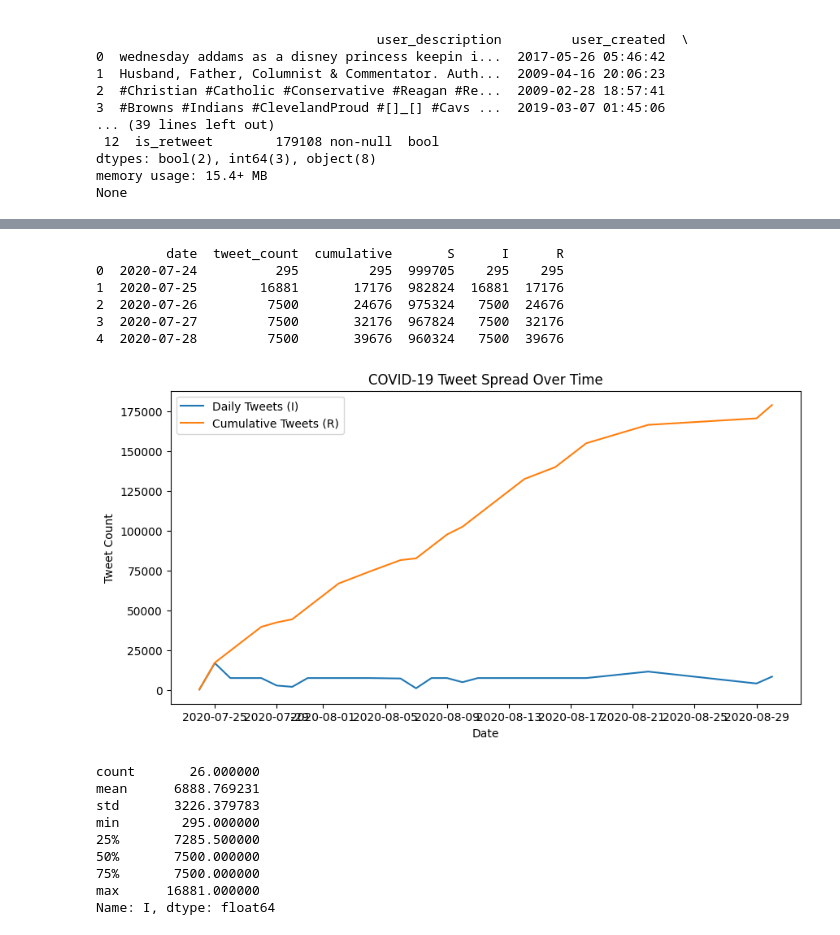
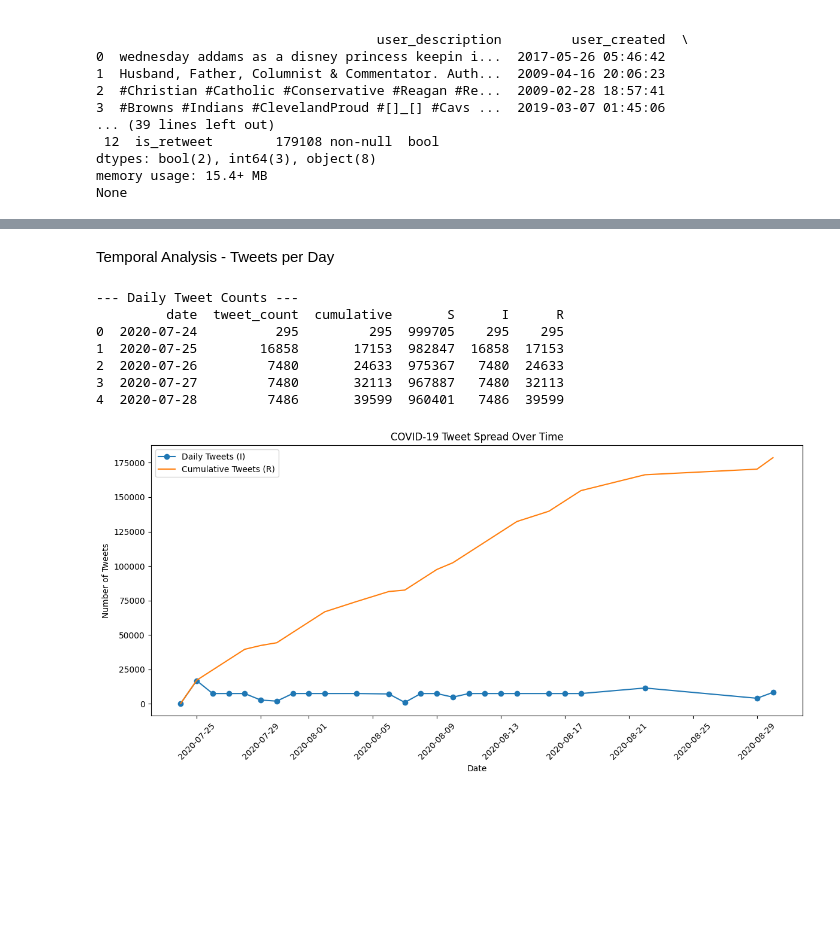
Before and after one commit to MuneerHamdan/project, a Jupyter notebook: proj.ipynb, the cells around one changed output, grey strips where cells are left out. Drawn from its saved outputs; the diff is of its cells as text; code cells hidden in the pictures; blank space fills up the shorter version.

```diff
--- a/proj.ipynb
+++ b/proj.ipynb
@@ -5,6 +8,7 @@ import matplotlib.pyplot as plt
 # %%
 df = pd.read_csv('covid19_tweets.csv')
-df['date'] = pd.to_datetime(df['date']).dt.date
+#convert date to datetime
+df['date'] = pd.to_datetime(df['date'], errors='coerce').dt.date
 print(df.head())
 print(df.info())
 # %% [output]
@@ -33,0 +34,13 @@ daily_counts['cumulative'] = daily_counts['tweet_count'].cumsum()
+# %%
+# Drop duplicate tweets based on 'text'
+df.drop_duplicates(subset=['text'], inplace=True)
+
+# Fill missing values
+df['user_location'] = df['user_location'].fillna('Unknown')
+df['user_description'] = df['user_description'].fillna('No description')
+df['hashtags'] = df['hashtags'].fillna('[]')
+df['source'] = df['source'].fillna('Unknown')
+
+# Confirm missing values handled
+print("\n--- Missing Values per Column ---")
+print(df.isnull().sum())
@@ -34,38 +95,37 @@ daily_counts['cumulative'] = daily_counts['tweet_count'].cumsum()
+# %% [markdown]
+Temporal Analysis - Tweets per Day
 # %%
-total_users = 1000000  # arbitrary estimate of population interested in COVID-19 tweets
+daily_counts = df.groupby('date').size().reset_index(name='tweet_count')
+daily_counts['cumulative'] = daily_counts['tweet_count'].cumsum()
+
+# Estimate a hypothetical “population” of interested users
+total_users = 1_000_000
 daily_counts['S'] = total_users - daily_counts['cumulative']
 daily_counts['I'] = daily_counts['tweet_count']
 daily_counts['R'] = daily_counts['cumulative']
 
+print("\n--- Daily Tweet Counts ---")
 print(daily_counts.head())
 # %% [output]
+--- Daily Tweet Counts ---
          date  tweet_count  cumulative       S      I      R
 0  2020-07-24          295         295  999705    295    295
-1  2020-07-25        16881       17176  982824  16881  17176
-2  2020-07-26         7500       24676  975324   7500  24676
-3  2020-07-27         7500       32176  967824   7500  32176
-4  2020-07-28         7500       39676  960324   7500  39676
+1  2020-07-25        16858       17153  982847  16858  17153
+2  2020-07-26         7480       24633  975367   7480  24633
+3  2020-07-27         7480       32113  967887   7480  32113
+4  2020-07-28         7486       39599  960401   7486  39599
 # %%
-plt.figure(figsize=(10,5))
-plt.plot(daily_counts['date'], daily_counts['I'], label='Daily Tweets (I)')
+# --- Line Plot of Tweets Over Time ---
+plt.figure(figsize=(12,6))
+plt.plot(daily_counts['date'], daily_counts['I'], label='Daily Tweets (I)', marker='o')
 plt.plot(daily_counts['date'], daily_counts['R'], label='Cumulative Tweets (R)')
 plt.xlabel('Date')
-plt.ylabel('Tweet Count')
+plt.ylabel('Number of Tweets')
 plt.title('COVID-19 Tweet Spread Over Time')
 plt.legend()
+plt.xticks(rotation=45)
+plt.tight_layout()
 plt.show()
 # %% [output]
-[figure, old version]
+[figure, new version]
-# %%
-print(daily_counts['I'].describe())
-# %% [output]
-count       26.000000
-mean      6888.769231
-std       3226.379783
-min        295.000000
-25%       7285.500000
-50%       7500.000000
-75%       7500.000000
-max      16881.000000
-Name: I, dtype: float64
 # %%
```
Also changed, not shown: parts of 18 cells of this notebook, 1 other file.
